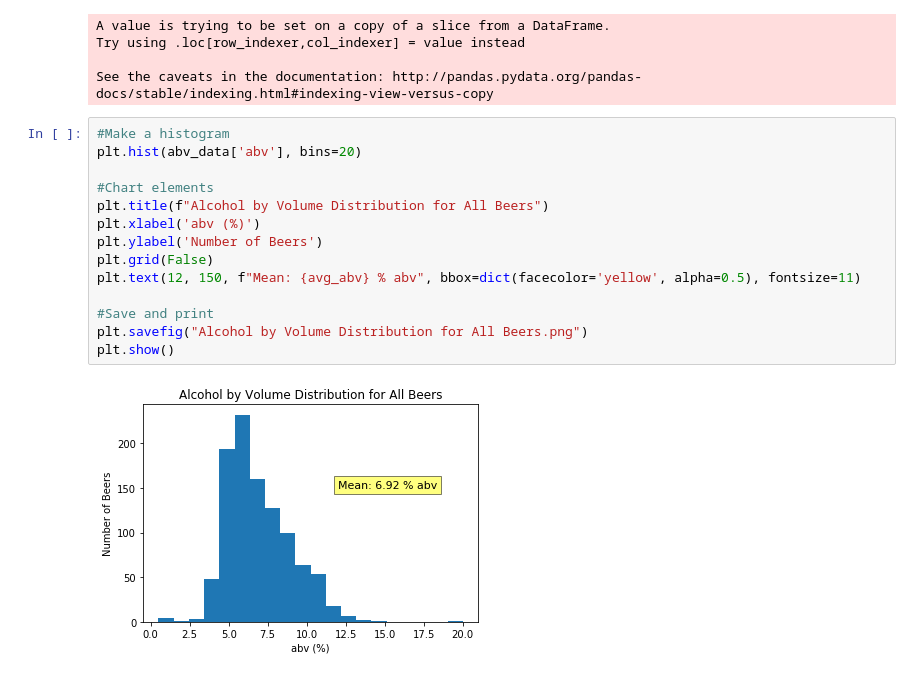
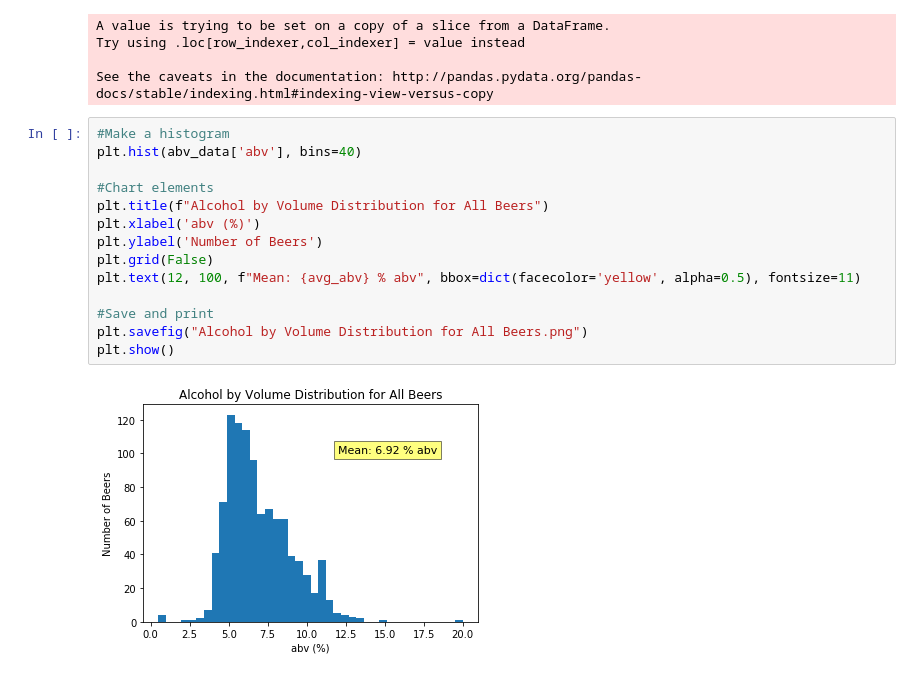
Before and after one commit to sponre01/project-one, a Jupyter notebook: Beer_Data_Notebook.ipynb, the cells around one changed output. Cells and saved outputs as stored; diff of their text form.

```diff
--- a/Beer_Data_Notebook.ipynb
+++ b/Beer_Data_Notebook.ipynb
@@ -338,17 +338,17 @@ Try using .loc[row_indexer,col_indexer] = value instead
 See the caveats in the documentation: http://pandas.pydata.org/pandas-docs/stable/indexing.html#indexing-view-versus-copy
 # %%
 #Make a histogram
-plt.hist(abv_data['abv'], bins=20)
+plt.hist(abv_data['abv'], bins=40)
 
 #Chart elements
 plt.title(f"Alcohol by Volume Distribution for All Beers")
 plt.xlabel('abv (%)')
 plt.ylabel('Number of Beers')
 plt.grid(False)
-plt.text(12, 150, f"Mean: {avg_abv} % abv", bbox=dict(facecolor='yellow', alpha=0.5), fontsize=11)
+plt.text(12, 100, f"Mean: {avg_abv} % abv", bbox=dict(facecolor='yellow', alpha=0.5), fontsize=11)
 
 #Save and print
 plt.savefig("Alcohol by Volume Distribution for All Beers.png")
 plt.show()
 # %% [output]
-[figure, old version]
+[figure, new version]
```
Also changed, not shown: 3 other files.
